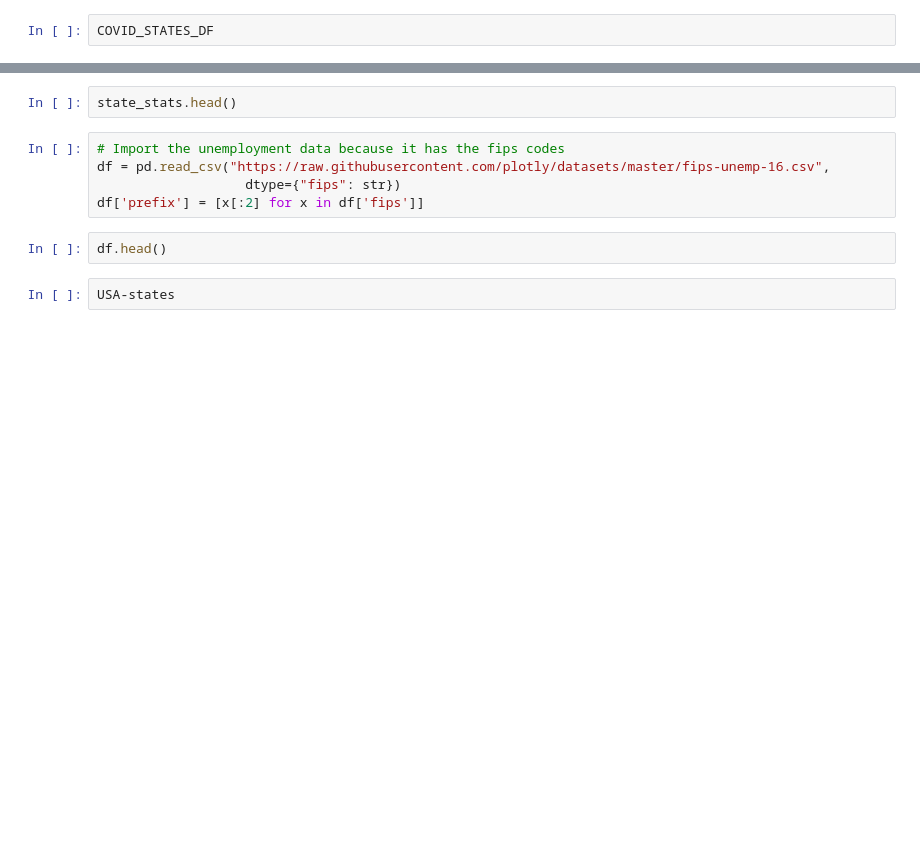
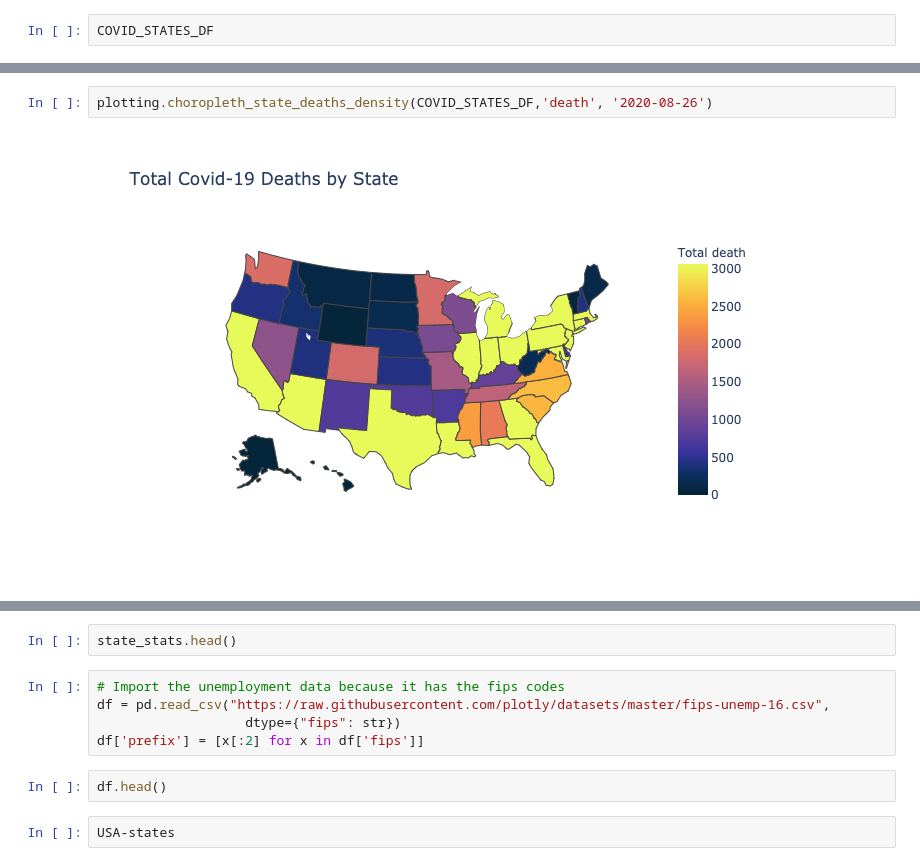
Before and after one commit to DanOvad/covid-hotspots, a Jupyter notebook: redesign.ipynb, the cells around one changed output, grey strips where cells are left out. Drawn from its saved outputs; the diff is of its cells as text; blank space fills up the shorter version.

Commit message:
Added choropleth and scatter for states section.

```diff
--- a/redesign.ipynb
+++ b/redesign.ipynb
@@ -110,2 +124,6 @@ COVID_STATES_DF
+# %%
+plotting.choropleth_state_deaths_density(COVID_STATES_DF,'death', '2020-08-26')
+# %% [output]
+[figure, added]
 # %%
 COVID_STATES_DF.head()
```
Also changed, not shown: parts of 23 cells of this notebook, 4 other files.
